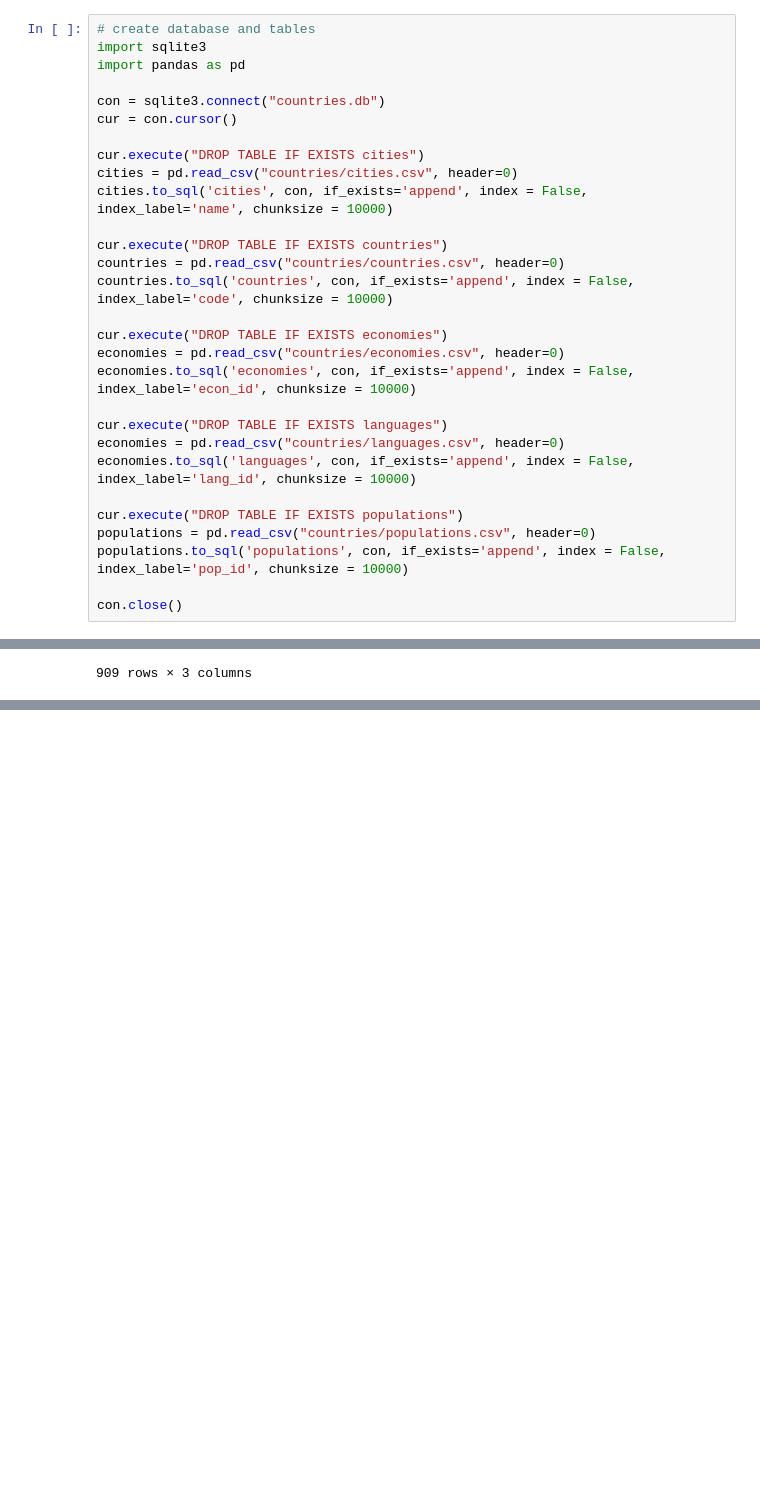
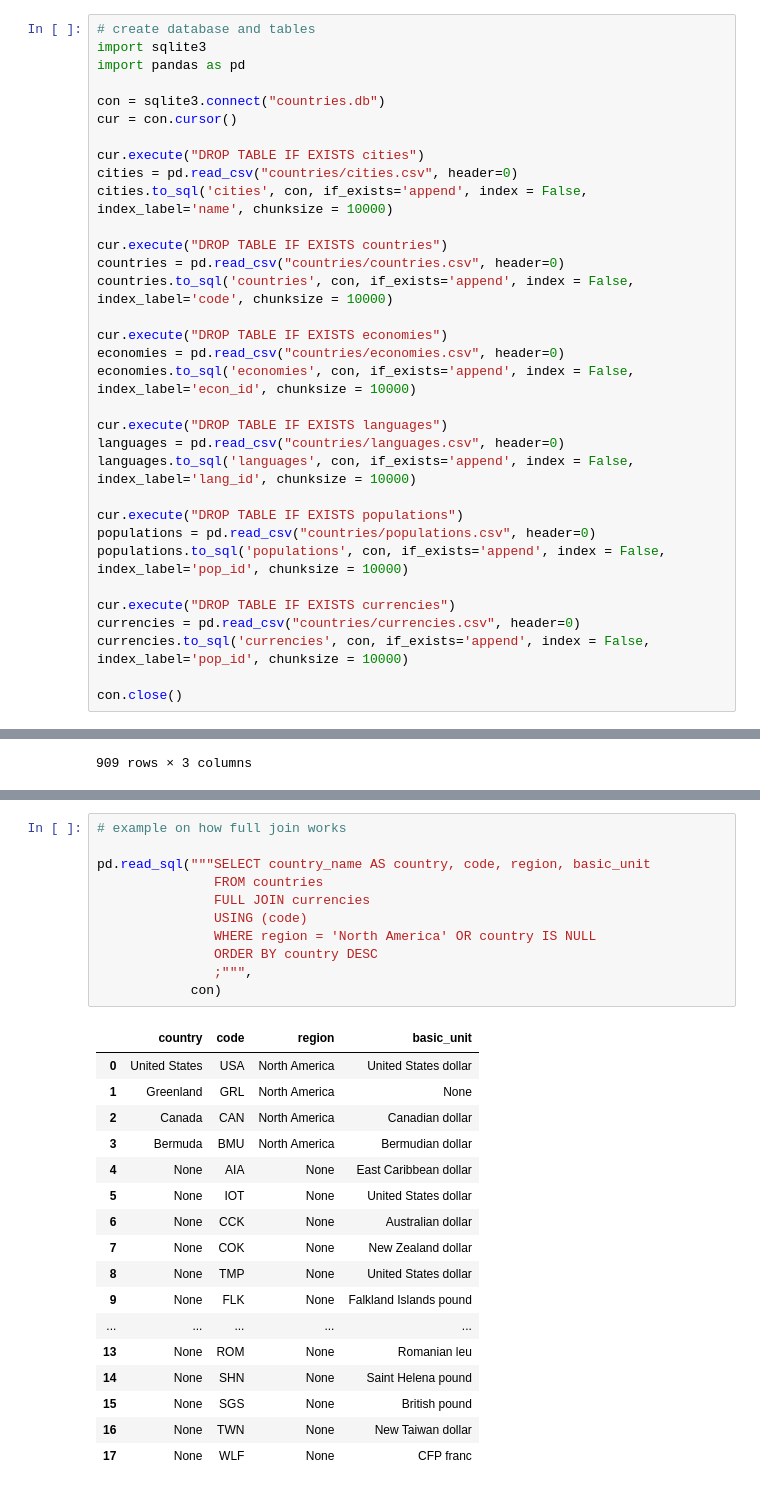
Before and after one commit to Cooleekova/data_engineering, a Jupyter notebook: SQL/Joining_data_in_SQL.ipynb, the cells around one changed output, grey strips where cells are left out. Cells and saved outputs as stored; diff of their text form; blank space fills up the shorter version.

Commit message:
add FULL JOIN examples

```diff
--- a/SQL/Joining_data_in_SQL.ipynb
+++ b/SQL/Joining_data_in_SQL.ipynb
@@ -21,13 +21,17 @@ economies = pd.read_csv("countries/economies.csv", header=0)
 economies.to_sql('economies', con, if_exists='append', index = False, index_label='econ_id', chunksize = 10000)
 
 cur.execute("DROP TABLE IF EXISTS languages")
-economies = pd.read_csv("countries/languages.csv", header=0)
-economies.to_sql('languages', con, if_exists='append', index = False, index_label='lang_id', chunksize = 10000)
+languages = pd.read_csv("countries/languages.csv", header=0)
+languages.to_sql('languages', con, if_exists='append', index = False, index_label='lang_id', chunksize = 10000)
 
 cur.execute("DROP TABLE IF EXISTS populations")
 populations = pd.read_csv("countries/populations.csv", header=0)
 populations.to_sql('populations', con, if_exists='append', index = False, index_label='pop_id', chunksize = 10000)
 
+cur.execute("DROP TABLE IF EXISTS currencies")
+currencies = pd.read_csv("countries/currencies.csv", header=0)
+currencies.to_sql('currencies', con, if_exists='append', index = False, index_label='pop_id', chunksize = 10000)
+
 con.close()
 # %%
 # connect to database
@@ -174,0 +243,29 @@ pd.read_sql("""SELECT country_name, e.year, p.fertility_rate, ROUND(e.unemployme
+# %%
+# example on how full join works
+
+pd.read_sql("""SELECT country_name AS country, code, region, basic_unit
+               FROM countries
+               FULL JOIN currencies
+               USING (code)
+               WHERE region = 'North America' OR country IS NULL
+               ORDER BY country DESC
+               ;""",
+            con)
+# %% [output]
+|  | country | code | region | basic_unit |
+| 0 | United States | USA | North America | United States dollar |
+| 1 | Greenland | GRL | North America | None |
+| 2 | Canada | CAN | North America | Canadian dollar |
+| 3 | Bermuda | BMU | North America | Bermudian dollar |
+| 4 | None | AIA | None | East Caribbean dollar |
+| 5 | None | IOT | None | United States dollar |
+| 6 | None | CCK | None | Australian dollar |
+| 7 | None | COK | None | New Zealand dollar |
+| 8 | None | TMP | None | United States dollar |
+| 9 | None | FLK | None | Falkland Islands pound |
+| ... | ... | ... | ... | ... |
+| 13 | None | ROM | None | Romanian leu |
+| 14 | None | SHN | None | Saint Helena pound |
+| 15 | None | SGS | None | British pound |
+| 16 | None | TWN | None | New Taiwan dollar |
+| 17 | None | WLF | None | CFP franc |
```
Also changed, not shown: parts of 10 cells of this notebook.
